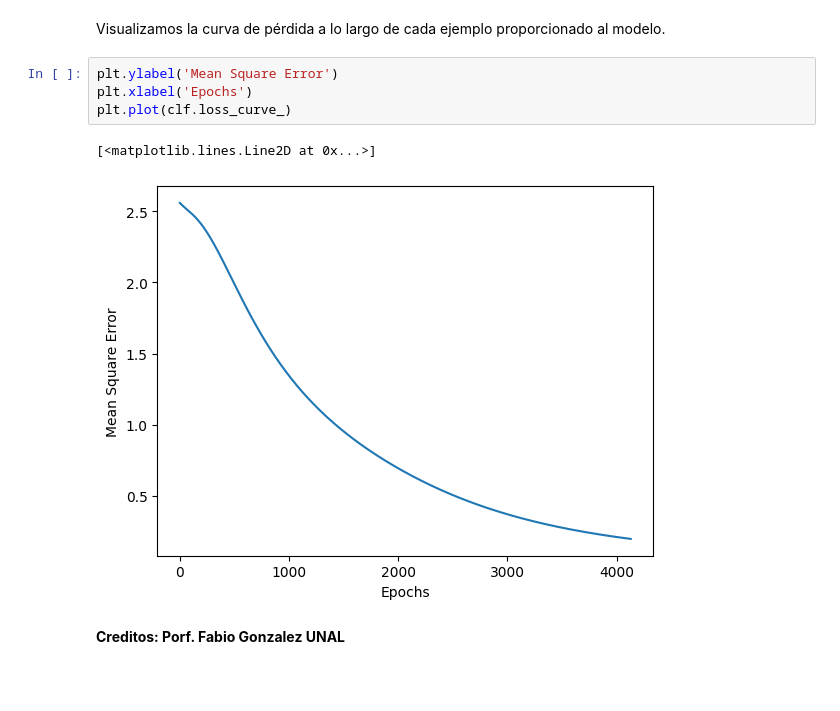
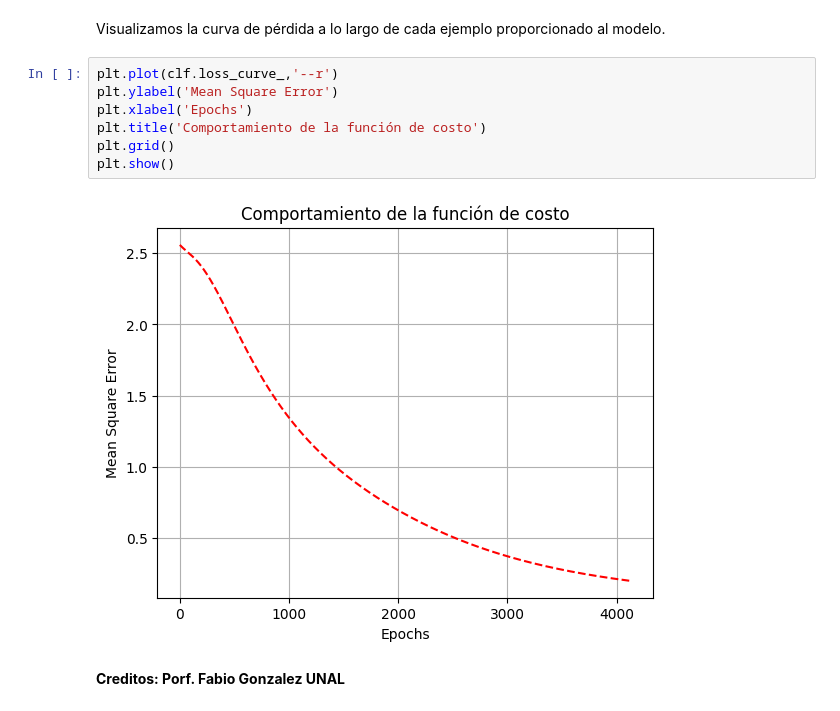
Before and after one commit to jofsanchezci/ML_A, a Jupyter notebook: Redes__RNN.ipynb, the cells around one changed output. Saved outputs shown, nothing was run; the diff lists cells and outputs as text; blank space fills up the shorter version.

```diff
--- a/Redes__RNN.ipynb
+++ b/Redes__RNN.ipynb
@@ -388,11 +462,13 @@ clf.score(X, y)
 # %% [markdown]
 Visualizamos la curva de pérdida a lo largo de cada ejemplo proporcionado al modelo.
 # %%
+plt.plot(clf.loss_curve_,'--r')
 plt.ylabel('Mean Square Error')
 plt.xlabel('Epochs')
-plt.plot(clf.loss_curve_)
+plt.title('Comportamiento de la función de costo')
+plt.grid()
+plt.show()
 # %% [output]
-[<matplotlib.lines.Line2D at 0x...>]
-[figure, old version]
+[figure, new version]
 # %% [markdown]
 **Creditos: Porf. Fabio Gonzalez UNAL**
```
Also changed, not shown: parts of 11 cells of this notebook.
